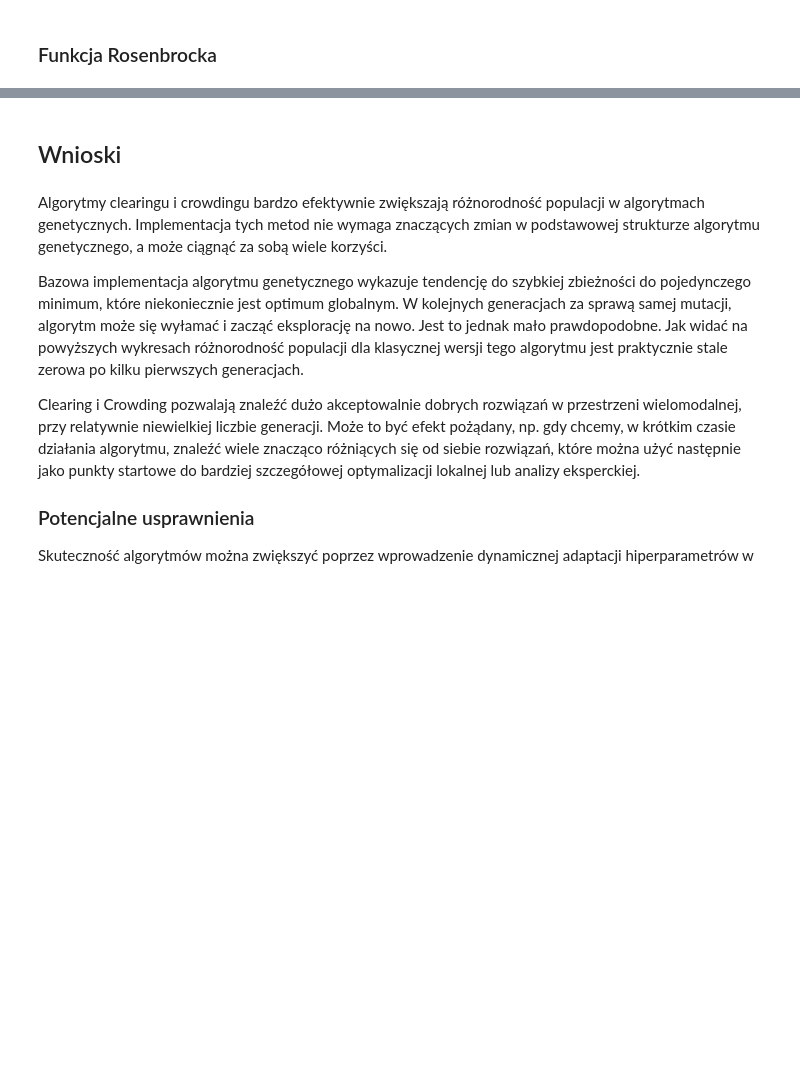
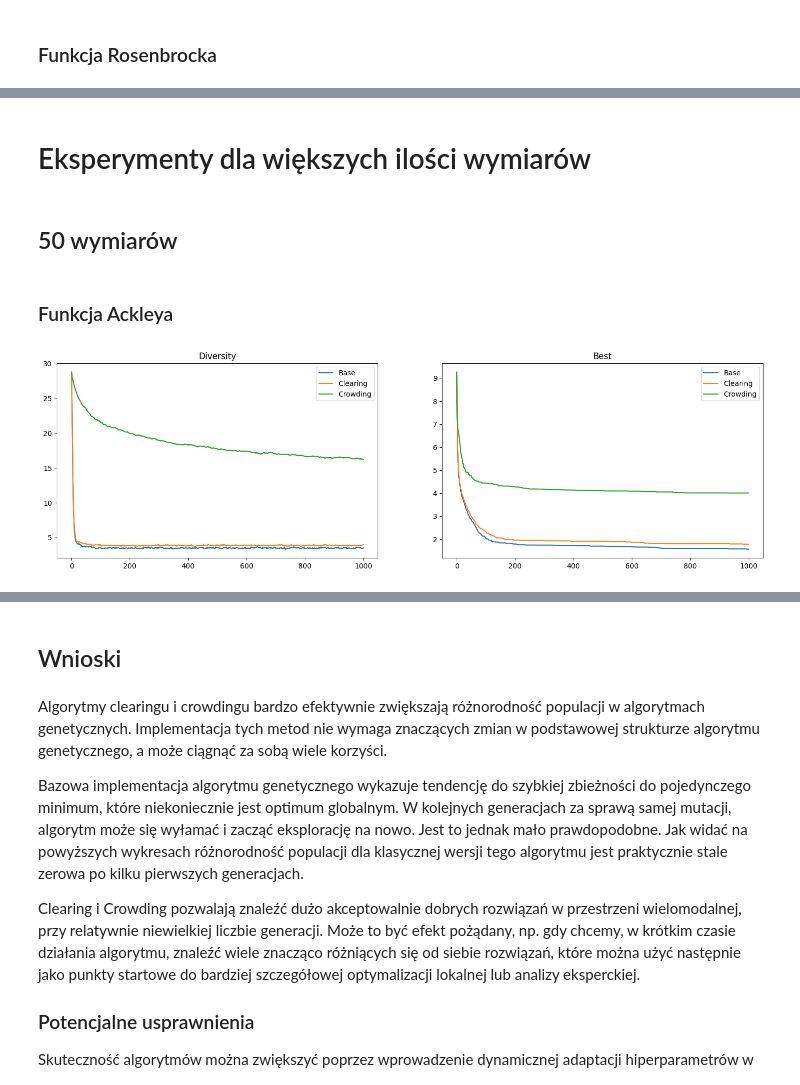
Before and after one commit to pekoraptor/clearing-crowding, a Jupyter notebook: docs/main.ipynb, the cells around one changed output, grey strips where cells are left out. Drawn from its saved outputs; the diff is of its cells as text; code cells hidden in the pictures; blank space fills up the shorter version.

```diff
--- a/docs/main.ipynb
+++ b/docs/main.ipynb
@@ -251,0 +255,13 @@ plt_multiple_plots_side_by_side([diversities, best_scores], legend, titles=["Div
+# %% [markdown]
+# Eksperymenty dla większych ilości wymiarów
+# %% [markdown]
+## 50 wymiarów
+# %% [markdown]
+### Funkcja Ackleya
+# %%
+legend = ["Base", "Clearing", "Crowding"]
+diversities, _, best_scores, _ = compare_diversity_best(ackley, 50)
+
+plt_multiple_plots_side_by_side([diversities, best_scores], legend, titles=["Diversity", "Best"])
+# %% [output]
+[figure, added]
```
Also changed, not shown: parts of 16 cells of this notebook, 2 other files.
